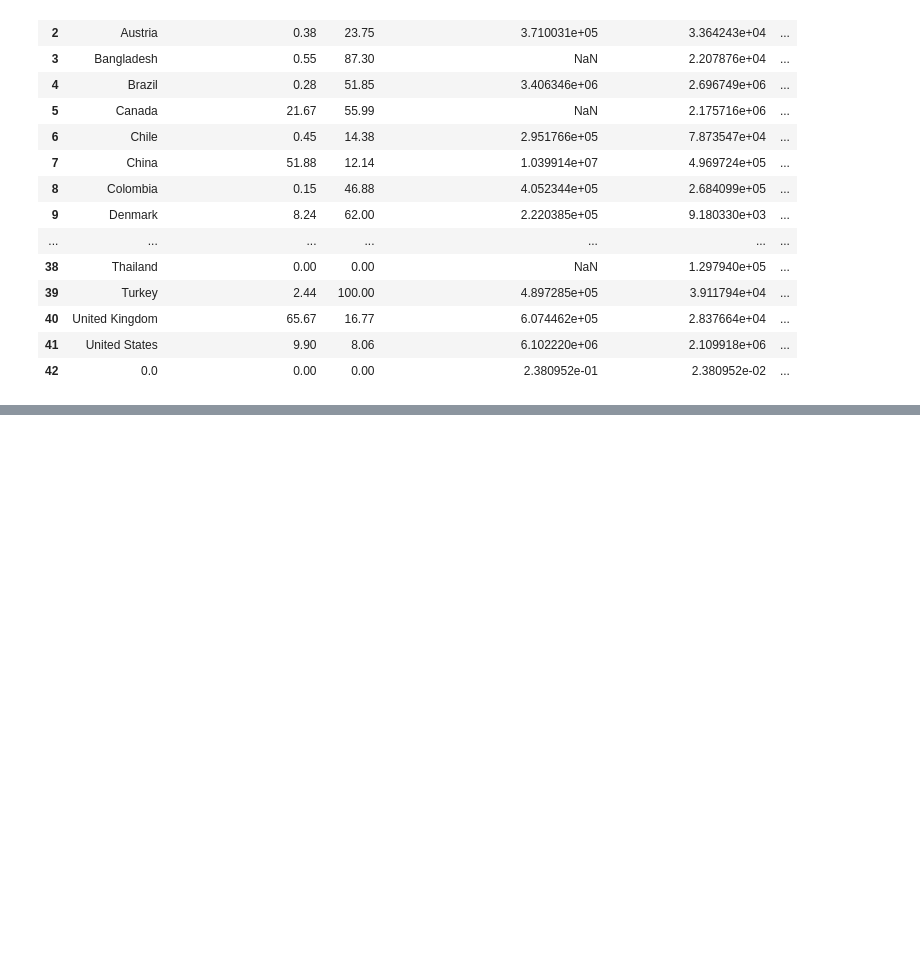
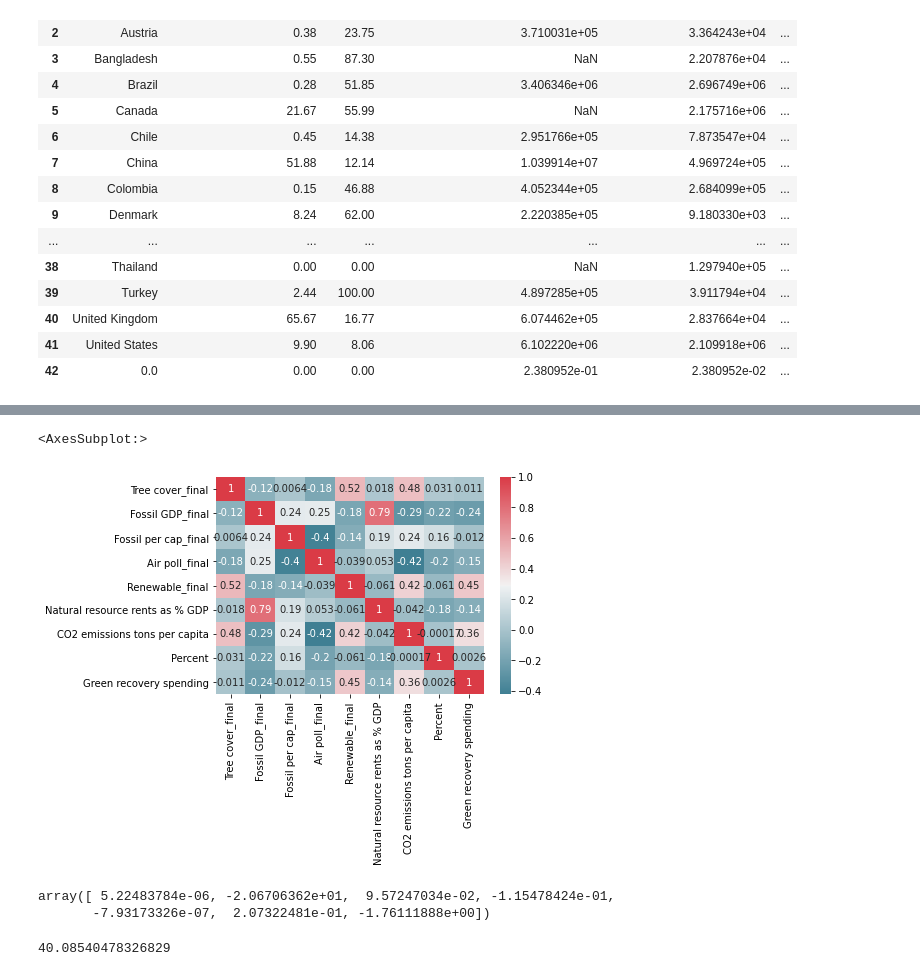
Before and after one commit to eimbloom/Test, a Jupyter notebook: Nearest.ipynb, the cells around one changed output, grey strips where cells are left out. Saved outputs shown, nothing was run; the diff lists cells and outputs as text; code cells hidden in the pictures; blank space fills up the shorter version.

```diff
--- a/Nearest.ipynb
+++ b/Nearest.ipynb
@@ -1367,0 +1461,24 @@ GROmerge
+# %%
+corr = GROfinal.corr(method='pearson')
+# %%
+#remember this is after imputation
+import matplotlib.pyplot as plt
+import seaborn as sns
+
+#colourmap
+cmap = sns.diverging_palette(220, 10, as_cmap=True)
+sns.heatmap(corr, xticklabels=corr.columns, yticklabels=corr.columns, cmap=cmap, annot=True)
+# %% [output]
+<AxesSubplot:>
+[figure, added]
+# %%
+model.coef_
+# %% [output]
+array([ 5.22483784e-06, -2.06706362e+01,  9.57247034e-02, -1.15478424e-01,
+       -7.93173326e-07,  2.07322481e-01, -1.76111888e+00])
+# %%
+#line of best fit parameters access
+
+model.intercept_
+# %% [output]
+40.08540478326829
```
Also changed, not shown: parts of 16 cells of this notebook.
